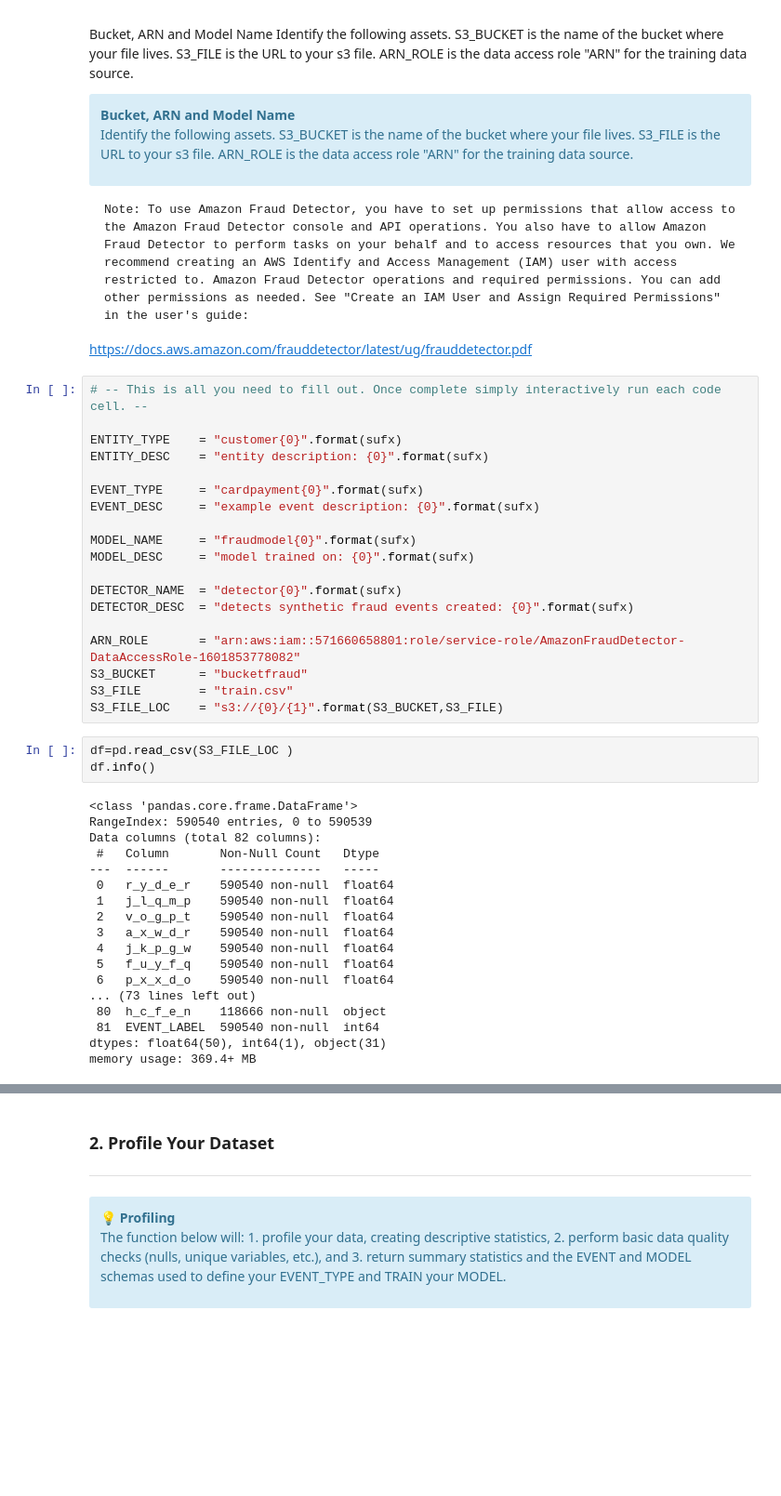
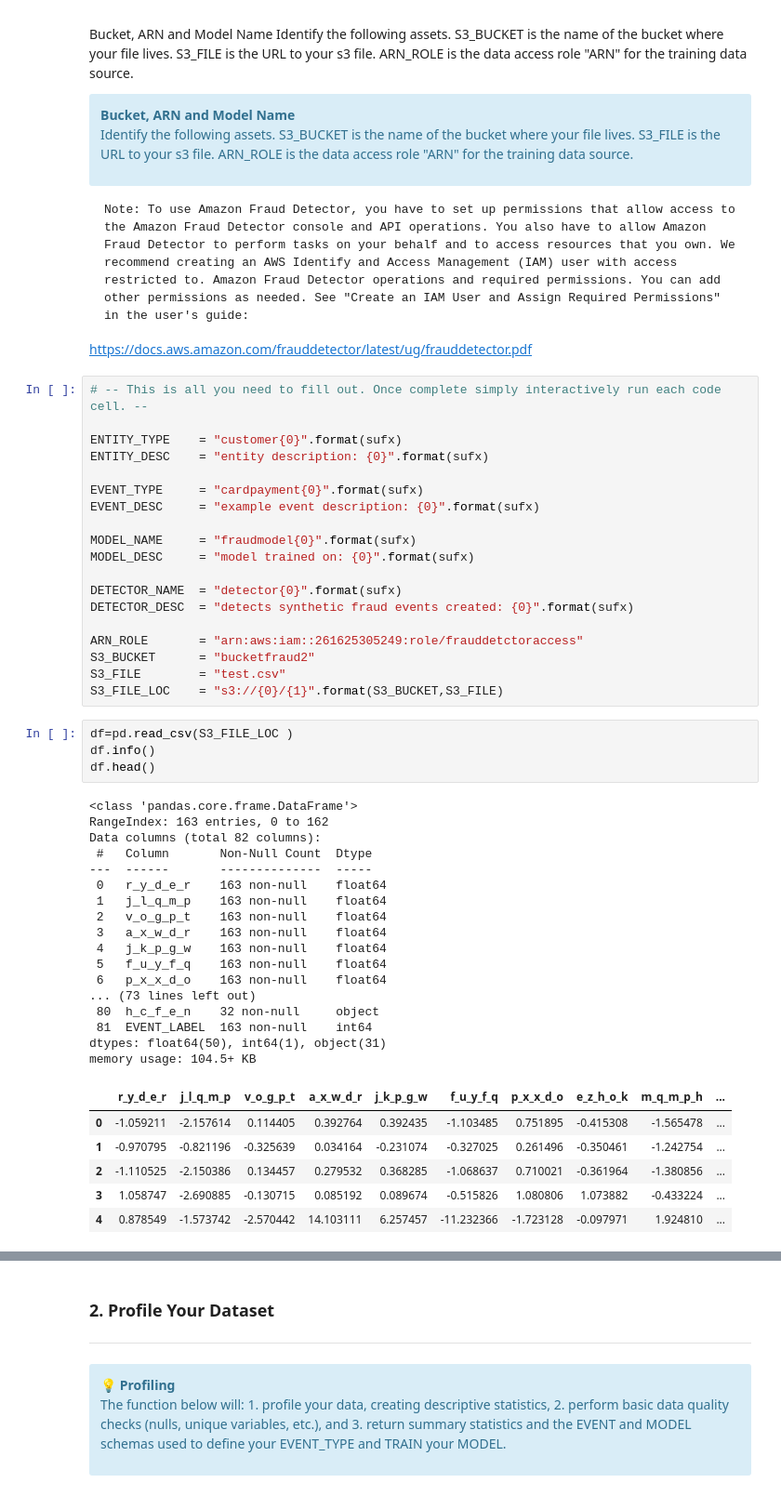
Before and after one commit to RominaUQ/AmazonFraudDetector_creditcard, a Jupyter notebook: Fraud_Detector_End_to_End.ipynb, the cells around one changed output, grey strips where cells are left out. Shown at 93% size. Drawn from its saved outputs; the diff is of its cells as text; blank space fills up the shorter version.

Commit message:
initial training

```diff
--- a/Fraud_Detector_End_to_End.ipynb
+++ b/Fraud_Detector_End_to_End.ipynb
@@ -211,28 +211,35 @@ MODEL_DESC     = "model trained on: {0}".format(sufx)
 DETECTOR_NAME  = "detector{0}".format(sufx)
 DETECTOR_DESC  = "detects synthetic fraud events created: {0}".format(sufx)
 
-ARN_ROLE       = "arn:aws:iam::571660658801:role/service-role/AmazonFraudDetector-DataAccessRole-1601853778082"
-S3_BUCKET      = "bucketfraud"
-S3_FILE        = "train.csv"
+ARN_ROLE       = "arn:aws:iam::261625305249:role/frauddetctoraccess"
+S3_BUCKET      = "bucketfraud2"
+S3_FILE        = "test.csv"
 S3_FILE_LOC    = "s3://{0}/{1}".format(S3_BUCKET,S3_FILE)
 # %%
 df=pd.read_csv(S3_FILE_LOC )
 df.info()
+df.head()
 # %% [output]
 <class 'pandas.core.frame.DataFrame'>
-RangeIndex: 590540 entries, 0 to 590539
+RangeIndex: 163 entries, 0 to 162
 Data columns (total 82 columns):
- #   Column       Non-Null Count   Dtype
----  ------       --------------   -----
- 0   r_y_d_e_r    590540 non-null  float64
- 1   j_l_q_m_p    590540 non-null  float64
- 2   v_o_g_p_t    590540 non-null  float64
- 3   a_x_w_d_r    590540 non-null  float64
- 4   j_k_p_g_w    590540 non-null  float64
- 5   f_u_y_f_q    590540 non-null  float64
- 6   p_x_x_d_o    590540 non-null  float64
+ #   Column       Non-Null Count  Dtype
+---  ------       --------------  -----
+ 0   r_y_d_e_r    163 non-null    float64
+ 1   j_l_q_m_p    163 non-null    float64
+ 2   v_o_g_p_t    163 non-null    float64
+ 3   a_x_w_d_r    163 non-null    float64
+ 4   j_k_p_g_w    163 non-null    float64
+ 5   f_u_y_f_q    163 non-null    float64
+ 6   p_x_x_d_o    163 non-null    float64
 ... (73 lines left out)
- 80  h_c_f_e_n    118666 non-null  object
- 81  EVENT_LABEL  590540 non-null  int64
+ 80  h_c_f_e_n    32 non-null     object
+ 81  EVENT_LABEL  163 non-null    int64
 dtypes: float64(50), int64(1), object(31)
-memory usage: 369.4+ MB
+memory usage: 104.5+ KB
+|  | r_y_d_e_r | j_l_q_m_p | v_o_g_p_t | a_x_w_d_r | j_k_p_g_w | f_u_y_f_q | p_x_x_d_o | e_z_h_o_k | m_q_m_p_h | ... |
+| 0 | -1.059211 | -2.157614 | 0.114405 | 0.392764 | 0.392435 | -1.103485 | 0.751895 | -0.415308 | -1.565478 | ... |
+| 1 | -0.970795 | -0.821196 | -0.325639 | 0.034164 | -0.231074 | -0.327025 | 0.261496 | -0.350461 | -1.242754 | ... |
+| 2 | -1.110525 | -2.150386 | 0.134457 | 0.279532 | 0.368285 | -1.068637 | 0.710021 | -0.361964 | -1.380856 | ... |
+| 3 | 1.058747 | -2.690885 | -0.130715 | 0.085192 | 0.089674 | -0.515826 | 1.080806 | 1.073882 | -0.433224 | ... |
+| 4 | 0.878549 | -1.573742 | -2.570442 | 14.103111 | 6.257457 | -11.232366 | -1.723128 | -0.097971 | 1.924810 | ... |
```
Also changed, not shown: parts of 8 cells of this notebook.
